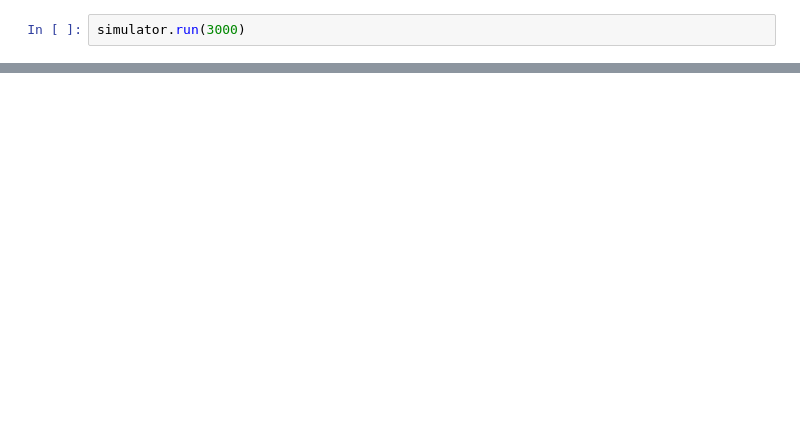
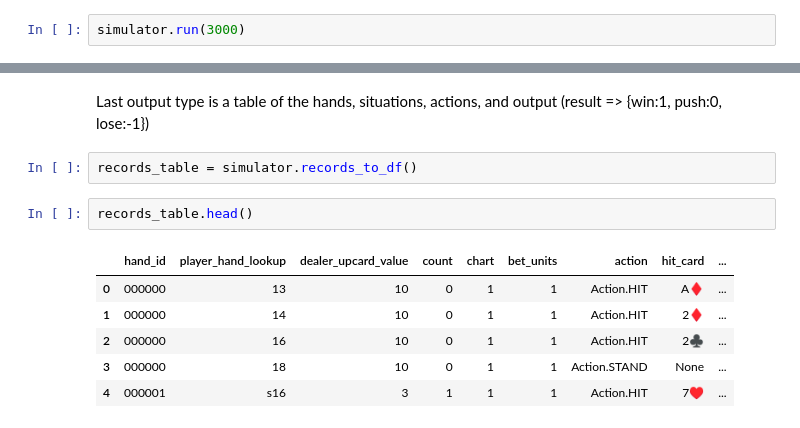
Before and after one commit to mattdeva/blackjack-simulator, a Jupyter notebook: demo/demo.ipynb, the cells around one changed output, grey strips where cells are left out. Saved outputs shown, nothing was run; the diff lists cells and outputs as text; blank space fills up the shorter version.

```diff
--- a/demo/demo.ipynb
+++ b/demo/demo.ipynb
@@ -82,0 +113,13 @@ simulator.result_dict_to_df()
+# %% [markdown]
+Last output type is a table of the hands, situations, actions, and output (result => {win:1, push:0, lose:-1})
+# %%
+records_table = simulator.records_to_df()
+# %%
+records_table.head()
+# %% [output]
+|  | hand_id | player_hand_lookup | dealer_upcard_value | count | chart | bet_units | action | hit_card | ... |
+| 0 | 000000 | 13 | 10 | 0 | 1 | 1 | Action.HIT | A♦ | ... |
+| 1 | 000000 | 14 | 10 | 0 | 1 | 1 | Action.HIT | 2♦ | ... |
+| 2 | 000000 | 16 | 10 | 0 | 1 | 1 | Action.HIT | 2♣ | ... |
+| 3 | 000000 | 18 | 10 | 0 | 1 | 1 | Action.STAND | None | ... |
+| 4 | 000001 | s16 | 3 | 1 | 1 | 1 | Action.HIT | 7♥ | ... |
```
Also changed, not shown: parts of 10 cells of this notebook.
